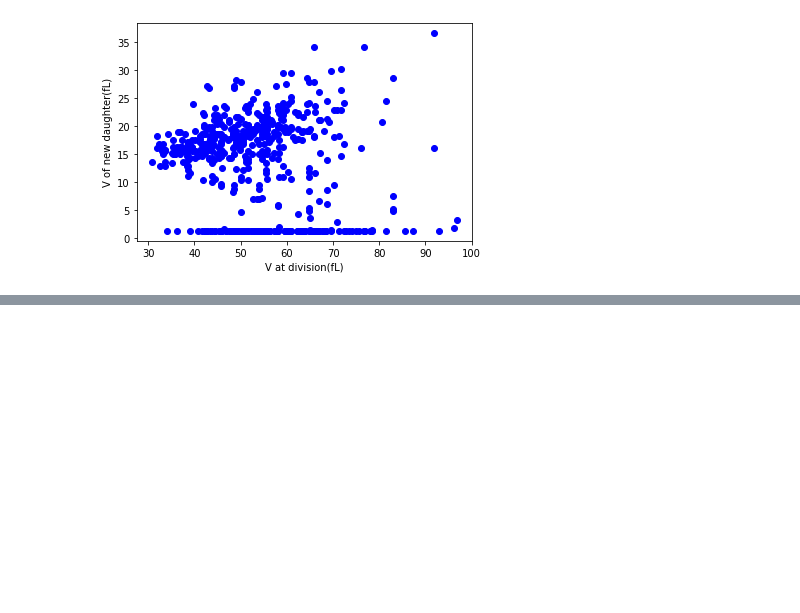
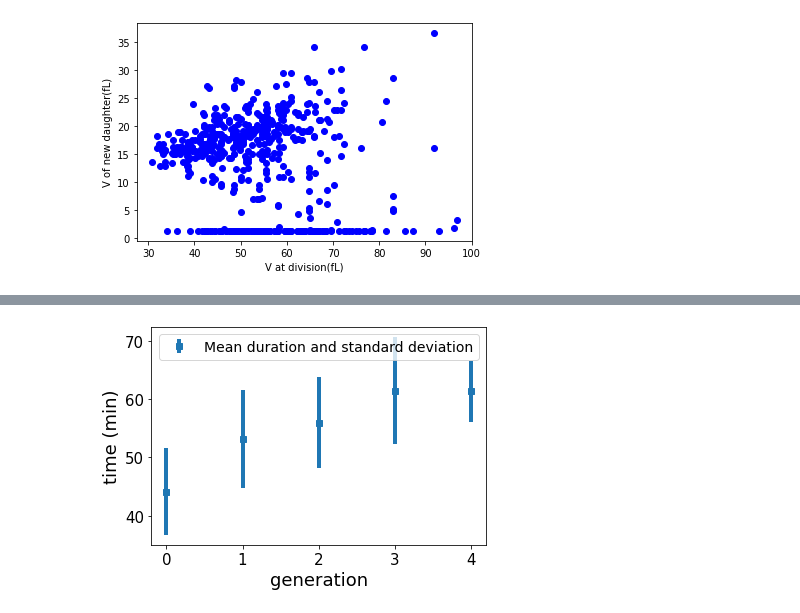
Before and after one commit to LPolczynski/Bachelor_Thesis, a Jupyter notebook: jupyter/thesis/main_model.ipynb, the cells around one changed output, grey strips where cells are left out. Saved outputs shown, nothing was run; the diff lists cells and outputs as text; code cells hidden in the pictures; blank space fills up the shorter version.

```diff
--- a/jupyter/thesis/main_model.ipynb
+++ b/jupyter/thesis/main_model.ipynb
@@ -1274,5 +1440,9 @@ plot_size_distr(dire,growth,labels)
 # %%
-plot_G1(pop,save_dir)
-plot_G2(pop,save_dir)
-plot_pop_volume_life(pop, 'Time (min)', 'Cell volume (fL)', 'lifecycle_V_'+filename_sim+'.pdf', 1, 10000, save_dir)
-Parallel(n_jobs=-1)(delayed(plot_species)(pop[cell_nr],save_dir,cell_nr) for cell_nr in range(min(len(pop),10)))
+pop_dir = './MM/growth-30/'
+save_dir = './'
+plot_G2(pop_dir,save_dir)
+#plot_G2(pop,save_dir)
+#plot_pop_volume_life(pop, 'Time (min)', 'Cell volume (fL)', 'lifecycle_V_'+filename_sim+'.pdf', 1, 10000, save_dir)
+#Parallel(n_jobs=-1)(delayed(plot_species)(pop[cell_nr],save_dir,cell_nr) for cell_nr in range(min(len(pop),10)))
+# %% [output]
+[figure, added]
```
Also changed, not shown: parts of 8 cells of this notebook, 4 other files.
